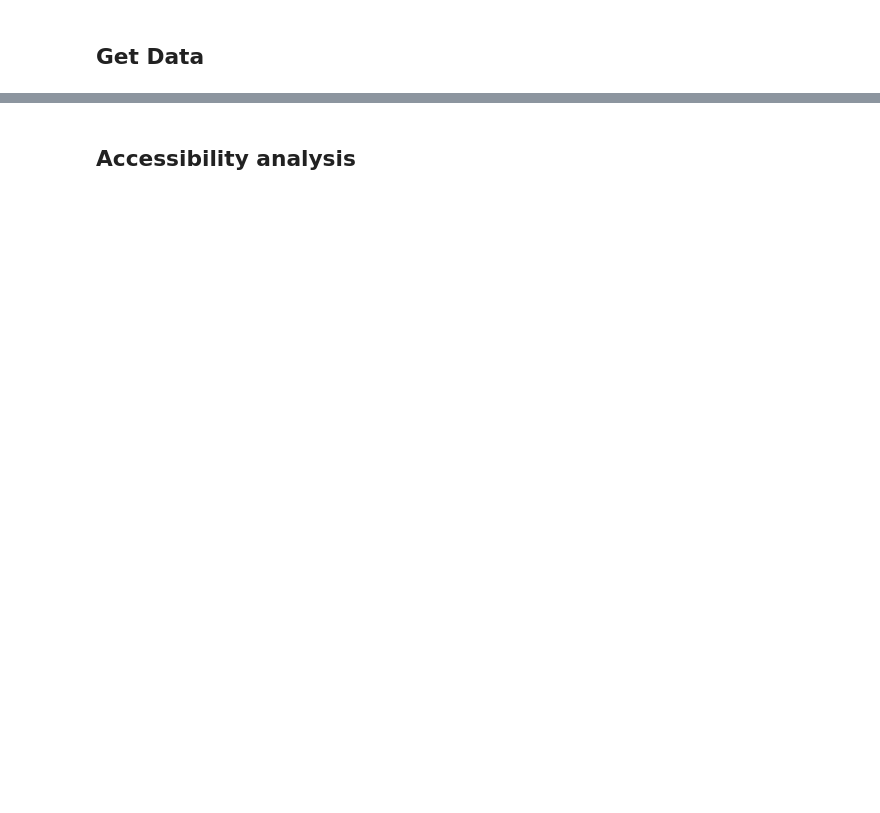
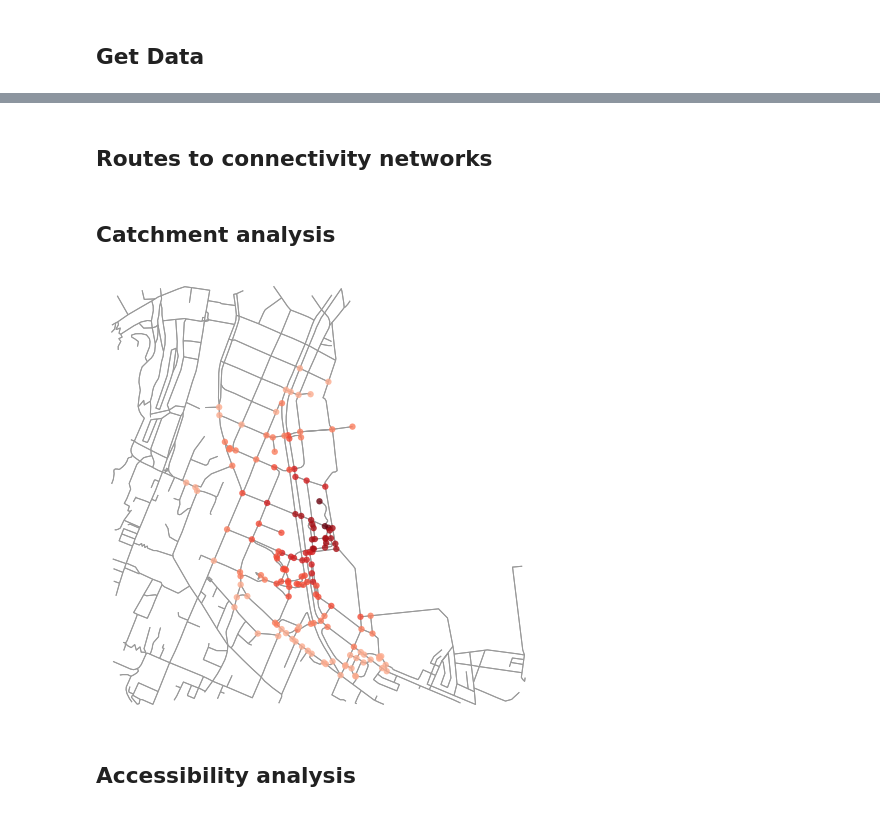
Before and after one commit to shriv/foss4g-workshop, a Jupyter notebook: notebooks/applications.ipynb, the cells around one changed output, grey strips where cells are left out. Saved outputs shown, nothing was run; the diff lists cells and outputs as text; code cells hidden in the pictures; blank space fills up the shorter version.

```diff
--- a/notebooks/applications.ipynb
+++ b/notebooks/applications.ipynb
@@ -124,3 +184,24 @@ G_walk_nodes_df, G_walk_edges_df = ox.graph_to_gdfs(G_walk)
+# %% [markdown]
+## Routes to connectivity networks
+# %% [markdown]
+## Catchment analysis
+# %%
+trip_distances = [100, 200, 300, 400, 500, 600]
+
+iso_colors = ox.get_colors(n=len(trip_distances), cmap='Reds', start=0.3, return_hex=True)
+# color the nodes according to isochrone then plot the street network
+node_colors = {}
+for trip_distance, color in zip(sorted(trip_distances, reverse=True), iso_colors):
+    subgraph = nx.ego_graph(G, destination_node, radius=trip_distance, distance='length')
+    for node in subgraph.nodes():
+        node_colors[node] = color
+
+nc = [node_colors[node] if node in node_colors else 'none' for node in G.nodes()]
+ns = [40 if node in node_colors else 0 for node in G.nodes()]
+
+fig, ax = ox.plot_graph(G, fig_height=8, node_color=nc, node_size=ns, node_alpha=0.8, node_zorder=2)
+# %% [output]
+[figure, added]
 # %% [markdown]
 ## Accessibility analysis
 # %% [markdown]
```
Also changed, not shown: parts of 13 cells of this notebook, 1 other file.
